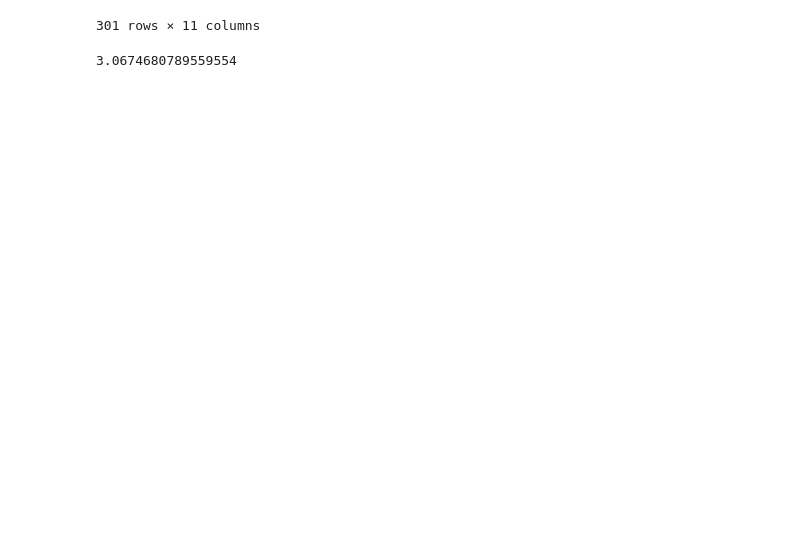
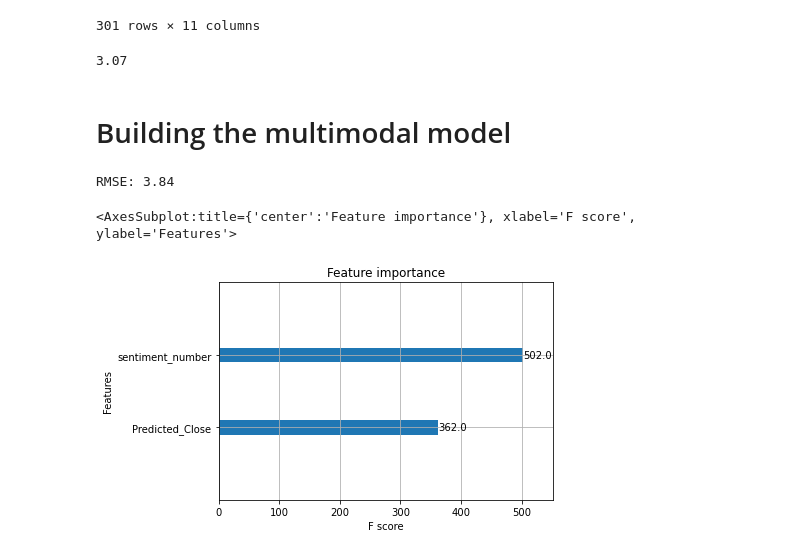
Before and after one commit to shaeantoine/greenscape, a Jupyter notebook: main.ipynb, the cells around one changed output. Saved outputs shown, nothing was run; the diff lists cells and outputs as text; code cells hidden in the pictures; blank space fills up the shorter version.

Commit message:
Multiple versions of XGBoost

```diff
--- a/main.ipynb
+++ b/main.ipynb
@@ -308,6 +337,8 @@ pred_merge
 from sklearn.metrics import mean_squared_error
 
 rmse = np.sqrt(mean_squared_error(pred_merge['Close'], pred_merge['Predicted_Close']))
-rmse
+print(round(rmse, 2))
 # %% [output]
-3.0674680789559554
+3.07
+# %% [markdown]
+# Building the multimodal model
@@ -313,0 +353,39 @@ rmse
+# %%
+# Defining x and y
+X = pred_merge[['Predicted_Close', 'sentiment_number']]
+y = pred_merge['Close']
+
+# Splitting the data into training and testing sets
+X_train, X_test, y_train, y_test = train_test_split(X, y, test_size=0.2, random_state=42)
+
+# Placing the data into matricies
+train_dmatrix = xgb.DMatrix(X_train, label=y_train)
+test_dmatrix = xgb.DMatrix(X_test, label=y_test)
+
+# XGBoost parameters
+params = {
+    'objective': 'reg:squarederror',  # This is for regression
+    'eval_metric': 'rmse',
+    'max_depth': 6,
+    'learning_rate': 0.1,
+    'colsample_bytree': 0.3,
+    'subsample': 0.8,
+    'alpha': 10
+}
+
+# Train the XGBoost model
+xgb_model = xgb.train(params, train_dmatrix, num_boost_round=100)
+
+# Make predictions
+y_pred = xgb_model.predict(test_dmatrix)
+
+# Calculate RMSE
+rmse = np.sqrt(mean_squared_error(y_test, y_pred))
+print(f"RMSE: {round(rmse, 2)}")
+
+# You can also view feature importance
+xgb.plot_importance(xgb_model)
+# %% [output]
+RMSE: 3.84
+<AxesSubplot:title={'center':'Feature importance'}, xlabel='F score', ylabel='Features'>
+[figure, added]
```
Also changed, not shown: parts of 6 cells of this notebook.
